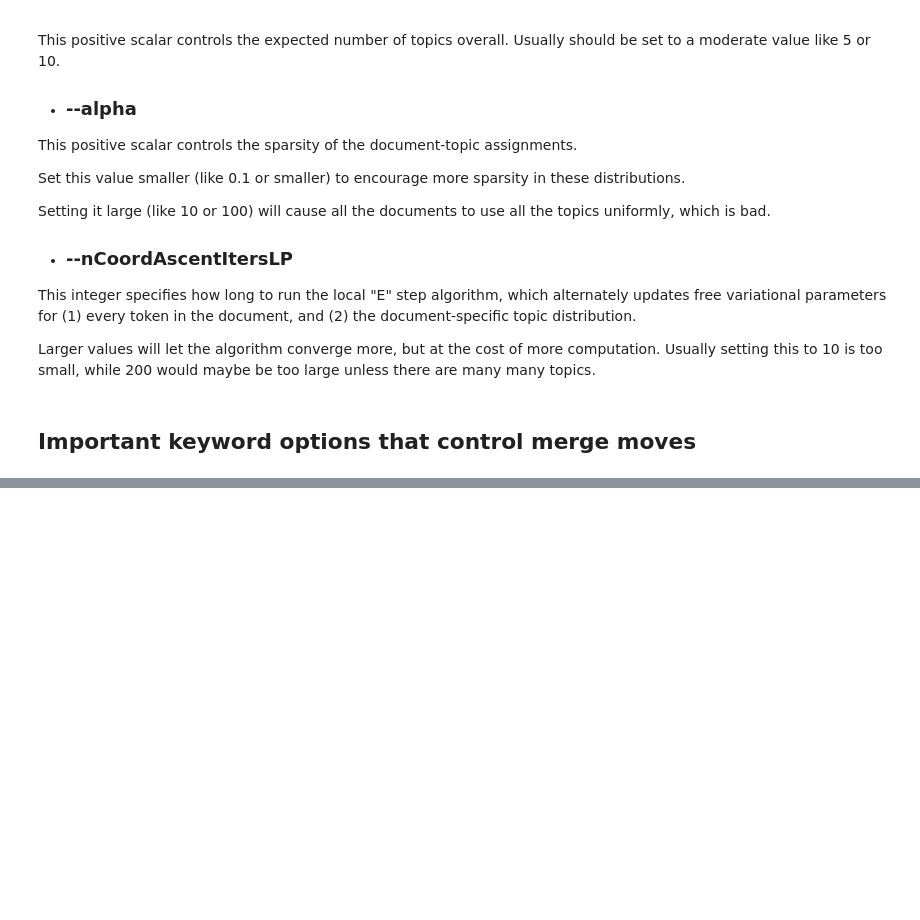
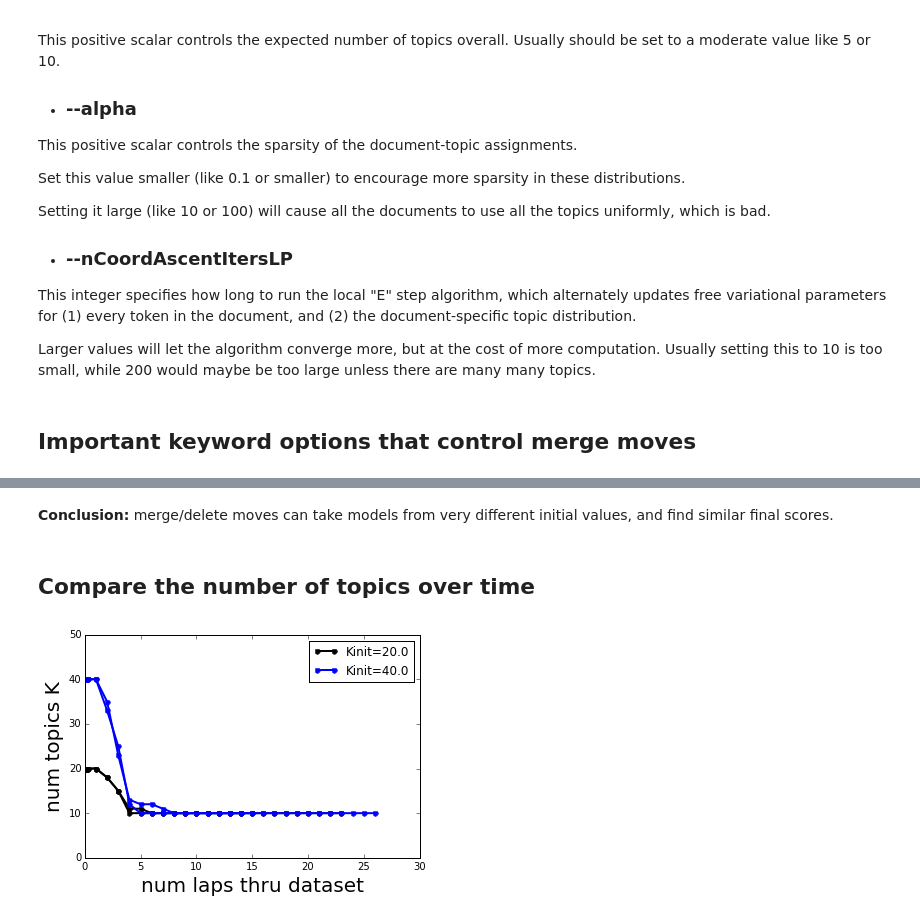
Before and after one commit to co2meal/-bnpy-dev, a Jupyter notebook: demos/BarsToyData-HDPTopicModel-VariationalWithMergeDelete.ipynb, the cells around one changed output, grey strips where cells are left out. Cells and saved outputs as stored; diff of their text form; code cells hidden in the pictures; blank space fills up the shorter version.

```diff
--- a/demos/BarsToyData-HDPTopicModel-VariationalWithMergeDelete.ipynb
+++ b/demos/BarsToyData-HDPTopicModel-VariationalWithMergeDelete.ipynb
@@ -206 +211,11 @@ We can use the `plotCompsForTask` function included in the visualization tools o
+# %% [markdown]
+**Conclusion:** merge/delete moves can take models from very different initial values, and find similar final scores.
+# %% [markdown]
+## Compare the number of topics over time
+# %%
+bnpy.viz.PlotK.plotJobsThatMatchKeywords('BarsK10V900/demomergedelete-*', yvar='K');
+pylab.ylim([0, 50]); pylab.ylabel('num topics K', fontsize=20);
+pylab.xlabel('num laps thru dataset', fontsize=20);
+# %% [output]
+[figure, added]
 # %% [markdown]
```
Also changed, not shown: parts of 23 cells of this notebook, 19 other files.
